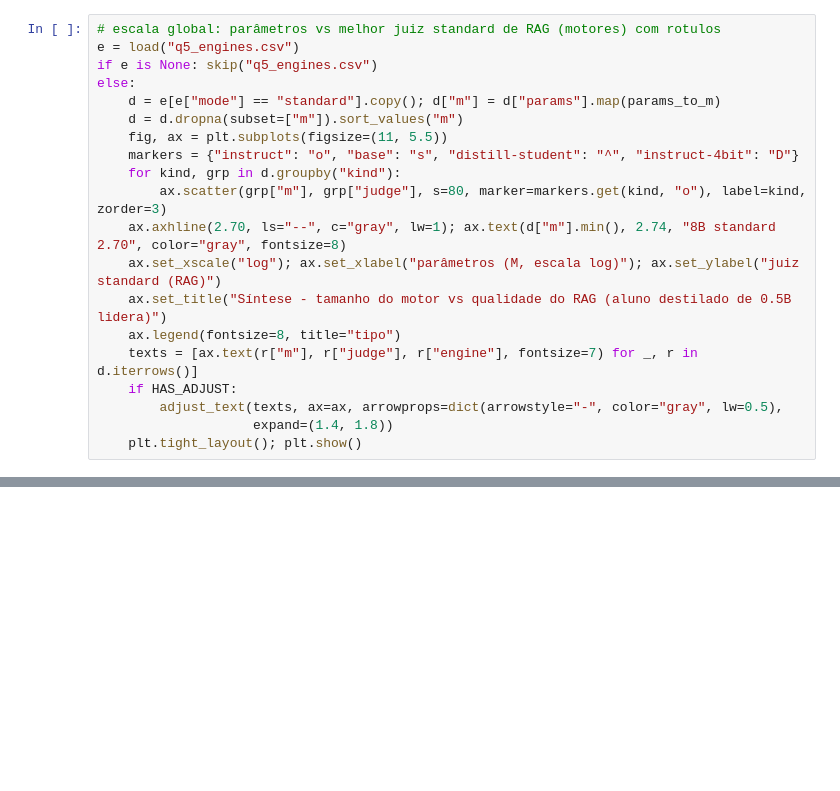
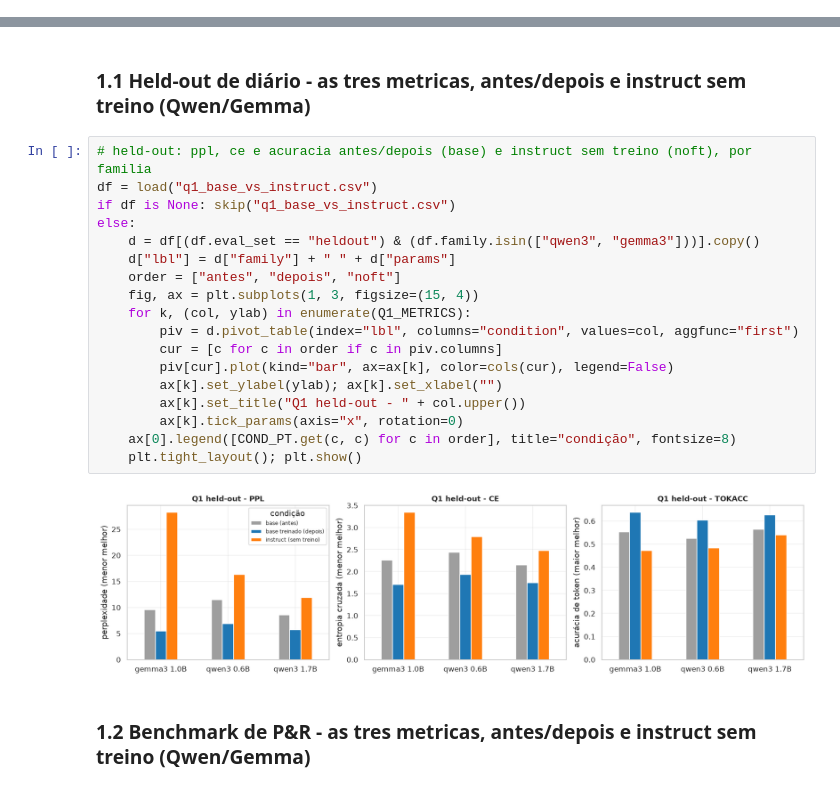
Before and after one commit to matheuskaiky/llm-finetuning, a Jupyter notebook: notebooks/graficos_resultados.ipynb, the cells around one changed output, grey strips where cells are left out. Saved outputs shown, nothing was run; the diff lists cells and outputs as text; blank space fills up the shorter version.

```diff
--- a/notebooks/graficos_resultados.ipynb
+++ b/notebooks/graficos_resultados.ipynb
@@ -716,20 +0,0 @@ else:
-# %%
-# escala global: parâmetros vs melhor juiz standard de RAG (motores) com rotulos
-e = load("q5_engines.csv")
-if e is None: skip("q5_engines.csv")
-else:
-    d = e[e["mode"] == "standard"].copy(); d["m"] = d["params"].map(params_to_m)
-    d = d.dropna(subset=["m"]).sort_values("m")
-    fig, ax = plt.subplots(figsize=(11, 5.5))
-    markers = {"instruct": "o", "base": "s", "distill-student": "^", "instruct-4bit": "D"}
-    for kind, grp in d.groupby("kind"):
-        ax.scatter(grp["m"], grp["judge"], s=80, marker=markers.get(kind, "o"), label=kind, zorder=3)
-    ax.axhline(2.70, ls="--", c="gray", lw=1); ax.text(d["m"].min(), 2.74, "8B standard 2.70", color="gray", fontsize=8)
-    ax.set_xscale("log"); ax.set_xlabel("parâmetros (M, escala log)"); ax.set_ylabel("juiz standard (RAG)")
-    ax.set_title("Síntese - tamanho do motor vs qualidade do RAG (aluno destilado de 0.5B lidera)")
-    ax.legend(fontsize=8, title="tipo")
-    texts = [ax.text(r["m"], r["judge"], r["engine"], fontsize=7) for _, r in d.iterrows()]
-    if HAS_ADJUST:
-        adjust_text(texts, ax=ax, arrowprops=dict(arrowstyle="-", color="gray", lw=0.5),
-                    expand=(1.4, 1.8))
-    plt.tight_layout(); plt.show()
@@ -737,0 +141,24 @@ else:
+# %% [markdown]
+### 1.1 Held-out de diário - as tres metricas, antes/depois e instruct sem treino (Qwen/Gemma)
+# %%
+# held-out: ppl, ce e acuracia antes/depois (base) e instruct sem treino (noft), por familia
+df = load("q1_base_vs_instruct.csv")
+if df is None: skip("q1_base_vs_instruct.csv")
+else:
+    d = df[(df.eval_set == "heldout") & (df.family.isin(["qwen3", "gemma3"]))].copy()
+    d["lbl"] = d["family"] + " " + d["params"]
+    order = ["antes", "depois", "noft"]
+    fig, ax = plt.subplots(1, 3, figsize=(15, 4))
+    for k, (col, ylab) in enumerate(Q1_METRICS):
+        piv = d.pivot_table(index="lbl", columns="condition", values=col, aggfunc="first")
+        cur = [c for c in order if c in piv.columns]
+        piv[cur].plot(kind="bar", ax=ax[k], color=cols(cur), legend=False)
+        ax[k].set_ylabel(ylab); ax[k].set_xlabel("")
+        ax[k].set_title("Q1 held-out - " + col.upper())
+        ax[k].tick_params(axis="x", rotation=0)
+    ax[0].legend([COND_PT.get(c, c) for c in order], title="condição", fontsize=8)
+    plt.tight_layout(); plt.show()
+# %% [output]
+[figure, added]
+# %% [markdown]
+### 1.2 Benchmark de P&R - as tres metricas, antes/depois e instruct sem treino (Qwen/Gemma)
```
Also changed, not shown: parts of 84 cells of this notebook, 2 other files.
